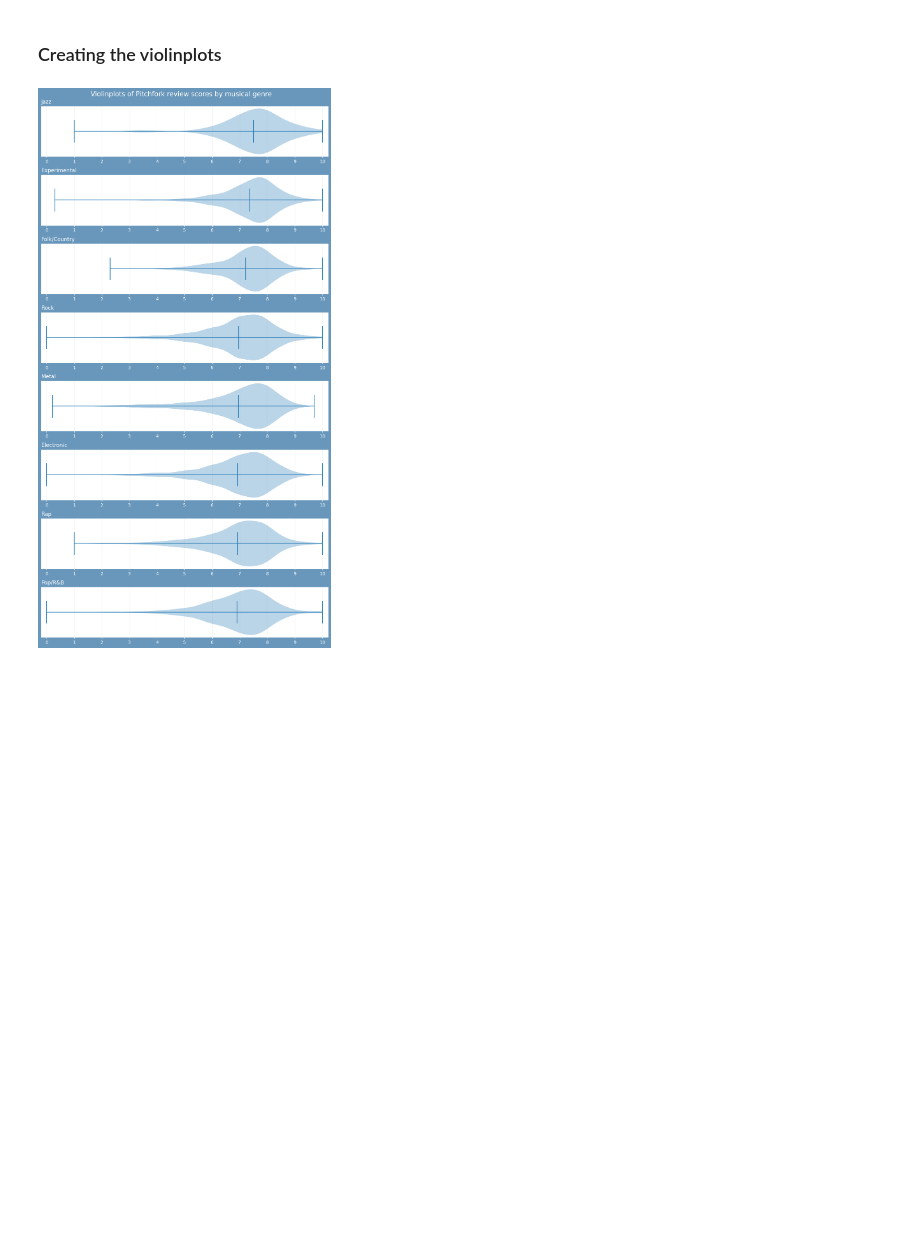
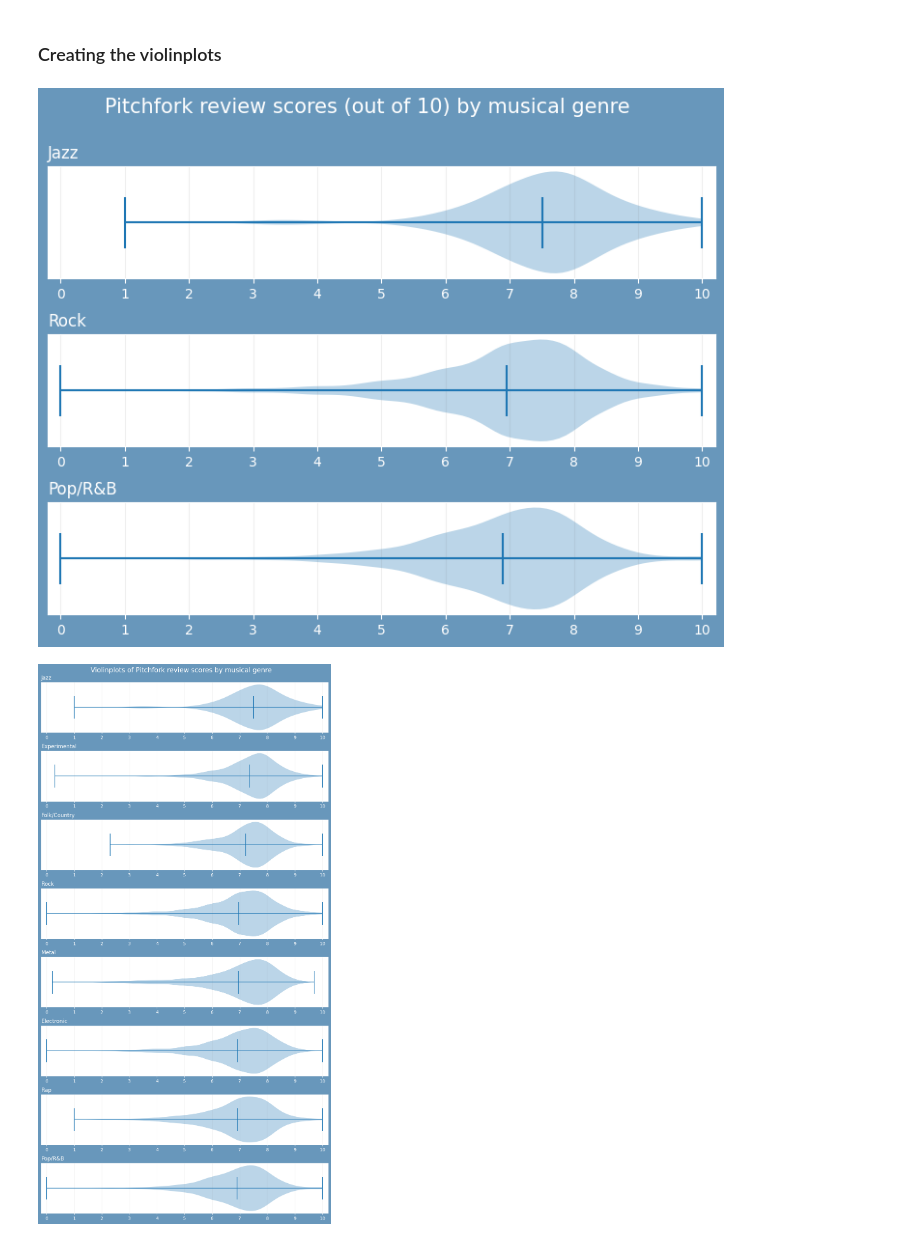
Before and after one commit to Data1234321/Portfolio, a Jupyter notebook: pitchfork-reviews-eda-in-python.ipynb, the cells around one changed output. Drawn from its saved outputs; the diff is of its cells as text; code cells hidden in the pictures; blank space fills up the shorter version.

```diff
--- a/pitchfork-reviews-eda-in-python.ipynb
+++ b/pitchfork-reviews-eda-in-python.ipynb
@@ -116,10 +118,3 @@ label_find('erased tapes')
 # Bar chart of all review scores in the dataset
 # %%
 score_count = pitchfork_clean['score'].value_counts().reset_index().sort_values(by='score', ascending=True)
-# %%
-plt.figure(figsize=(10, 5))
-ax = sns.barplot(y='count', x='score', data=score_count, color='red' )
-ax.set_xticks(range(0,110,5))
-ax.grid(alpha=0.2)
-plt.title('Bar chart of all Pitchfork review scores')
-plt.show();
@@ -175,6 +203,44 @@ experimental= genre_df('experimental')
 rock = genre_df('rock')
 # %% [markdown]
 ### Creating the violinplots
+# %%
+fig, axs = plt.subplots(nrows=3, figsize=(8,6))
+
+fig.suptitle("Pitchfork review scores (out of 10) by musical genre", color='white', size=15)
+fig.tight_layout(pad=2.08)
+fig.patch.set_facecolor('#6897bb') # Border colours
+
+x_min = -0.2   # Setting the values of the x axis
+x_max = 10.2
+for ax in axs:
+    ax.set_xlim((x_min, x_max))
+
+for ax in axs:   # Setting ticks and spines to be white
+    ax.set_xticks(range(11))
+    ax.set_yticks(range(0))
+    ax.tick_params(axis='x', colors='white')
+    ax.spines['top'].set_color('white')
+    ax.spines['bottom'].set_color('white')
+    ax.spines['left'].set_color('white')
+    ax.spines['right'].set_color('white')
+    ax.grid(alpha=0.12, color='grey')
+
+for ax in axs:    # Face colours of each plot
+    ax.set_facecolor('white')
+
+# Loop through titles to add to plots
+genre_titles = ['Jazz', 'Rock', 'Pop/R&B']
+for ax, title in zip(axs, genre_titles):
+    ax.set_title(title, fontsize=12, loc='left', color='white')
+
+# Loop through the new genre dataframes to create the plot
+dfs = [jazz, rock, pop_rnb]
+for ax, dfs in zip(axs, dfs):
+    ax.violinplot(dfs['score'], points=100, widths=0.3, showmeans=True, vert=False)
+
+fig.savefig('foo.png')
+# %% [output]
+[figure, added]
 # %%
 fig, axs = plt.subplots(nrows=8, figsize=(10,18))
 
```
Also changed, not shown: parts of 8 cells of this notebook.
